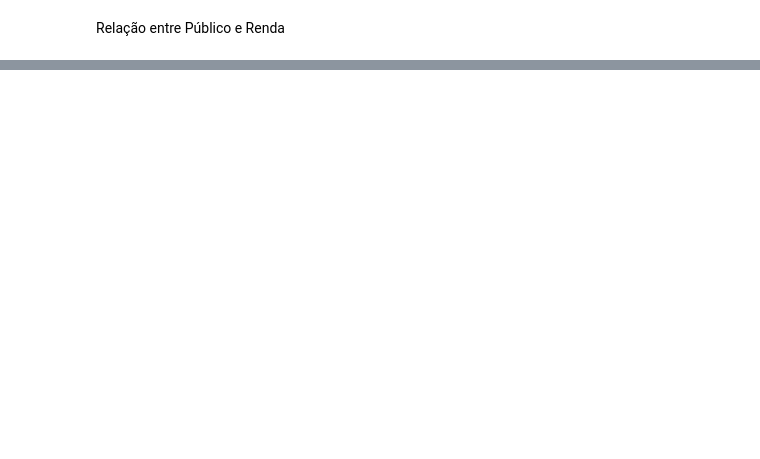
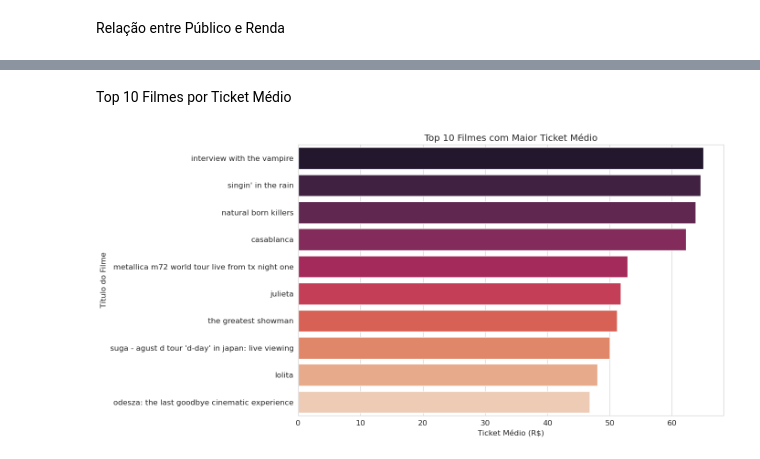
Before and after one commit to Abraao1231/trabalho-BD2, a Jupyter notebook: silver/vizualization.ipynb, the cells around one changed output, grey strips where cells are left out. Drawn from its saved outputs; the diff is of its cells as text; code cells hidden in the pictures; blank space fills up the shorter version.

Commit message:
adicionando outliers de ticket

```diff
--- a/silver/vizualization.ipynb
+++ b/silver/vizualization.ipynb
@@ -198,0 +199,39 @@ if df is not None:
+# %% [markdown]
+Top 10 Filmes por Ticket Médio
+# %%
+if df is not None:
+    # Calculando o ticket médio
+    df['ticket_medio'] = df.apply(
+        lambda row: row['renda_total'] / row['publico_total'] if row['publico_total'] > 0 else 0,
+        axis=1
+    )
+
+    # Aplicando método IQR para identificar outliers
+    Q1_ticket = df['ticket_medio'].quantile(0.25)
+    Q3_ticket = df['ticket_medio'].quantile(0.75)
+    IQR_ticket = Q3_ticket - Q1_ticket
+
+    limite_superior_ticket = Q3_ticket + 1.5 * IQR_ticket
+
+    # Identificando outliers altos (acima do limite superior)
+    outliers_alto = df[df['ticket_medio'] > limite_superior_ticket]
+
+    # Selecionando os top 10 outliers para visualização
+    top_10_ticket = outliers_alto.nlargest(10, 'ticket_medio')
+
+    # Gráfico de barras dos top 10 tickets médios
+    ax = sns.barplot(data=top_10_ticket, y='titulo_original', x='ticket_medio',
+                    hue='titulo_original', palette='rocket', legend=False)
+    ax.set_title('Top 10 Filmes com Maior Ticket Médio')
+    ax.set_xlabel('Ticket Médio (R$)')
+    ax.set_ylabel('Título do Filme')
+
+    # Truncar títulos longos para melhor visualização
+    labels = [label.get_text()[:50] + '...' if len(label.get_text()) > 50 else label.get_text()
+             for label in ax.get_yticklabels()]
+    ax.set_yticklabels(labels)
+
+    plt.tight_layout()
+    plt.show()
+# %% [output]
+[figure, added]
```
Also changed, not shown: parts of 9 cells of this notebook.
